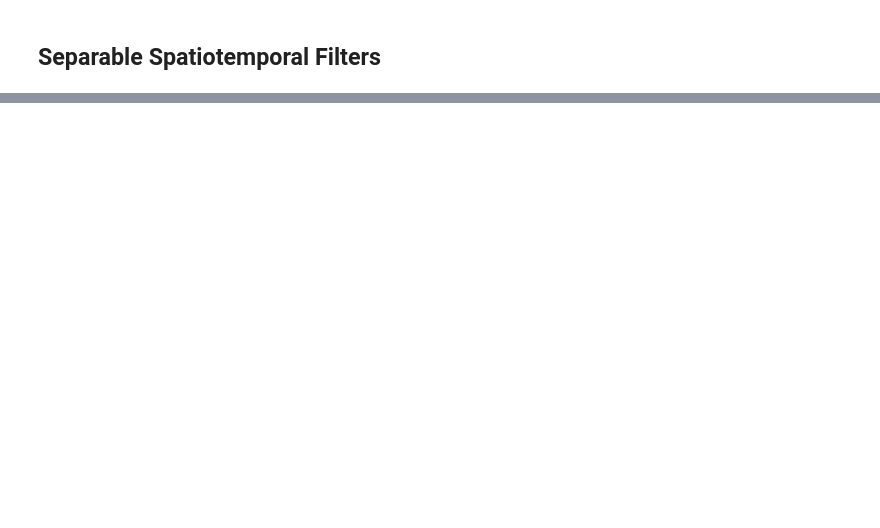
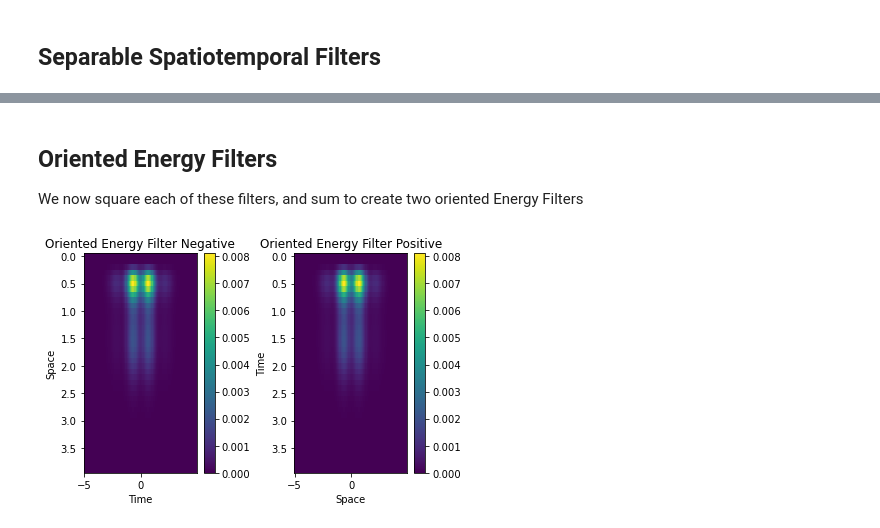
Before and after one commit to vdutell/linearfiltering, a Jupyter notebook: adelsonbergen1984.ipynb, the cells around one changed output, grey strips where cells are left out. Drawn from its saved outputs; the diff is of its cells as text; code cells hidden in the pictures; blank space fills up the shorter version.

```diff
--- a/adelsonbergen1984.ipynb
+++ b/adelsonbergen1984.ipynb
@@ -152,0 +236,32 @@ plt.show()
+# %% [markdown]
+## Oriented Energy Filters
+We now square each of these filters, and sum to create two oriented Energy Filters
+# %%
+oriented_energy_n = (a_minus_bp**2) + (ap_plus_b**2)
+oriented_energy_p = (a_plus_bp**2) + (ap_minus_b**2)
+
+rmin = np.min((oriented_energy_n, oriented_energy_p))
+rmax = np.max((oriented_energy_n, oriented_energy_p))
+norm = mpl.colors.Normalize(vmin=rmin, vmax=rmax)
+
+plt.subplot(1,2,1)
+plt.pcolormesh(space,times,oriented_energy_n.T, norm=norm, shading='auto')
+plt.gca().invert_yaxis()
+plt.ylabel('Space')
+plt.xlabel('Time')
+plt.colorbar()
+plt.title("Oriented Energy Filter Negative")
+plt.tight_layout()
+
+plt.subplot(1,2,2)
+plt.pcolormesh(space,times,oriented_energy_p.T, norm=norm, shading='auto')
+plt.gca().invert_yaxis()
+plt.ylabel('Time')
+plt.xlabel('Space')
+plt.colorbar()
+plt.title("Oriented Energy Filter Positive")
+
+plt.tight_layout()
+plt.show()
+# %% [output]
+[figure, added]
```
Also changed, not shown: parts of 8 cells of this notebook.
